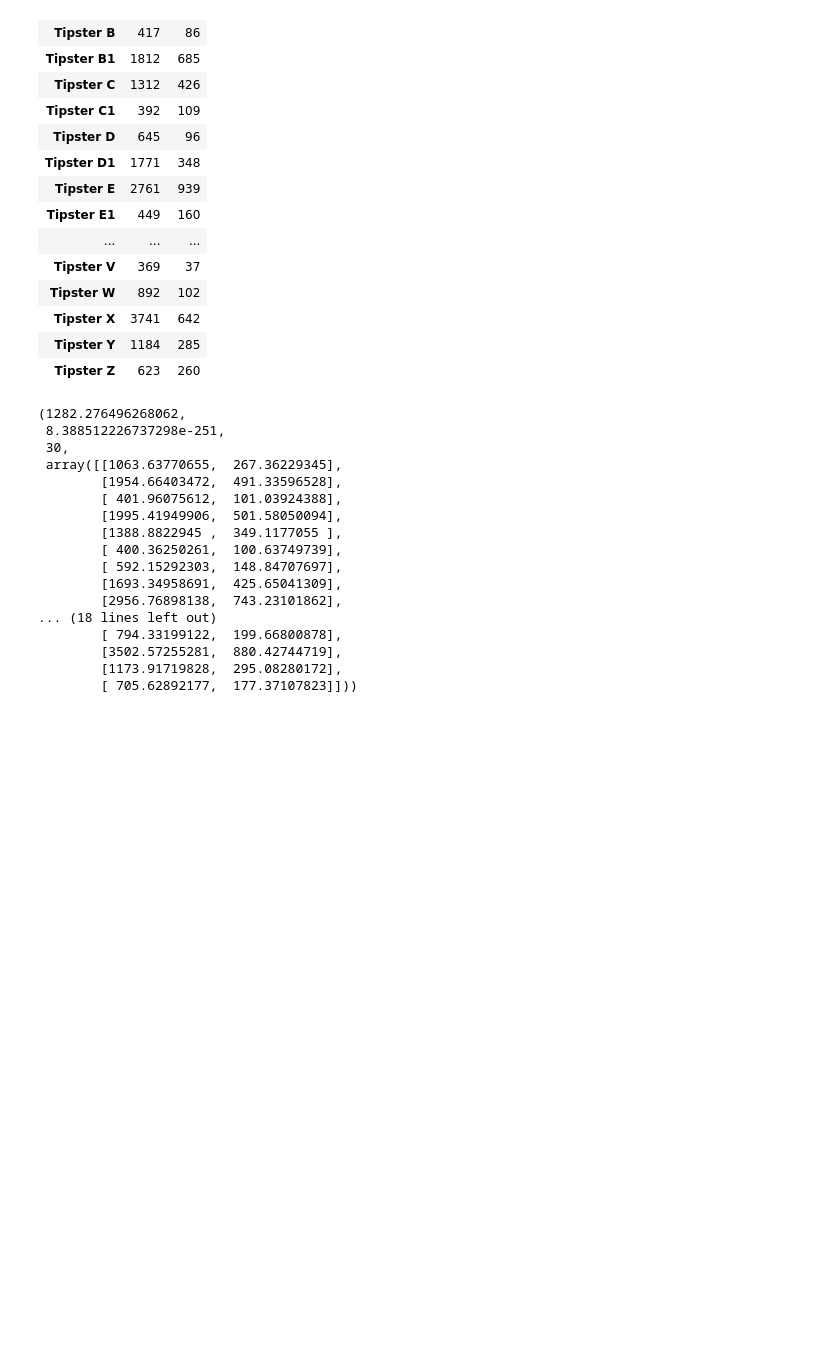
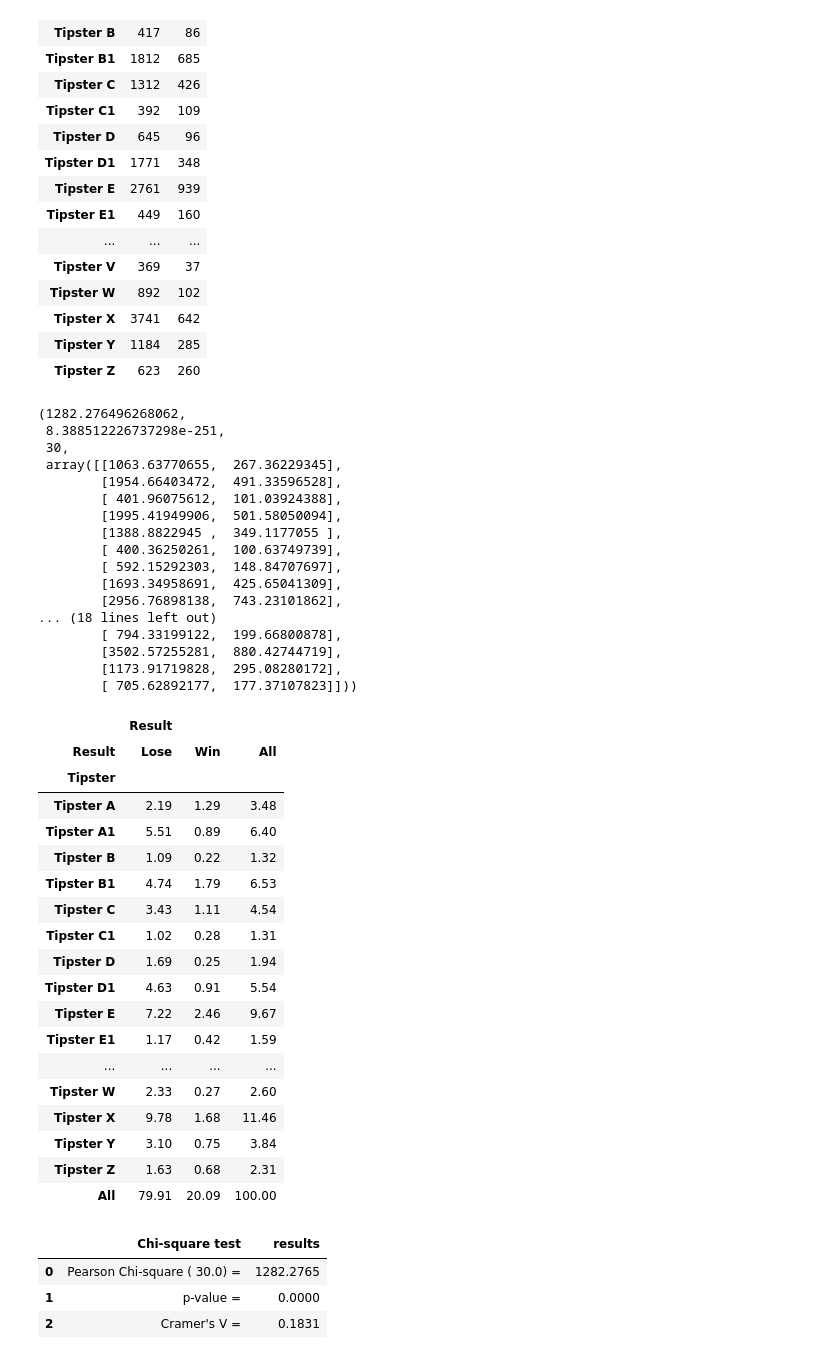
Before and after one commit to Cheeseburgerfly/AIAssignment, a Jupyter notebook: Assignment.ipynb, the cells around one changed output. Cells and saved outputs as stored; diff of their text form; code cells hidden in the pictures; blank space fills up the shorter version.

```diff
--- a/Assignment.ipynb
+++ b/Assignment.ipynb
@@ -205,3 +206,37 @@ stats.chi2_contingency(crosstab)
         [3502.57255281,  880.42744719],
         [1173.91719828,  295.08280172],
         [ 705.62892177,  177.37107823]]))
+# %%
+crosstab, test_results, expected = rp.crosstab(df["Tipster"], df["Result"],
+                                               test= "chi-square",
+                                               expected_freqs= True,
+                                               prop= "cell")
+
+crosstab
+# %% [output]
+|  | Result |  |  |
+| Result | Lose | Win | All |
+| Tipster |  |  |  |
+| Tipster A | 2.19 | 1.29 | 3.48 |
+| Tipster A1 | 5.51 | 0.89 | 6.40 |
+| Tipster B | 1.09 | 0.22 | 1.32 |
+| Tipster B1 | 4.74 | 1.79 | 6.53 |
+| Tipster C | 3.43 | 1.11 | 4.54 |
+| Tipster C1 | 1.02 | 0.28 | 1.31 |
+| Tipster D | 1.69 | 0.25 | 1.94 |
+| Tipster D1 | 4.63 | 0.91 | 5.54 |
+| Tipster E | 7.22 | 2.46 | 9.67 |
+| Tipster E1 | 1.17 | 0.42 | 1.59 |
+| ... | ... | ... | ... |
+| Tipster W | 2.33 | 0.27 | 2.60 |
+| Tipster X | 9.78 | 1.68 | 11.46 |
+| Tipster Y | 3.10 | 0.75 | 3.84 |
+| Tipster Z | 1.63 | 0.68 | 2.31 |
+| All | 79.91 | 20.09 | 100.00 |
+# %%
+test_results
+# %% [output]
+|  | Chi-square test | results |
+| 0 | Pearson Chi-square ( 30.0) = | 1282.2765 |
+| 1 | p-value = | 0.0000 |
+| 2 | Cramer's V = | 0.1831 |
```
Also changed, not shown: parts of 10 cells of this notebook.
